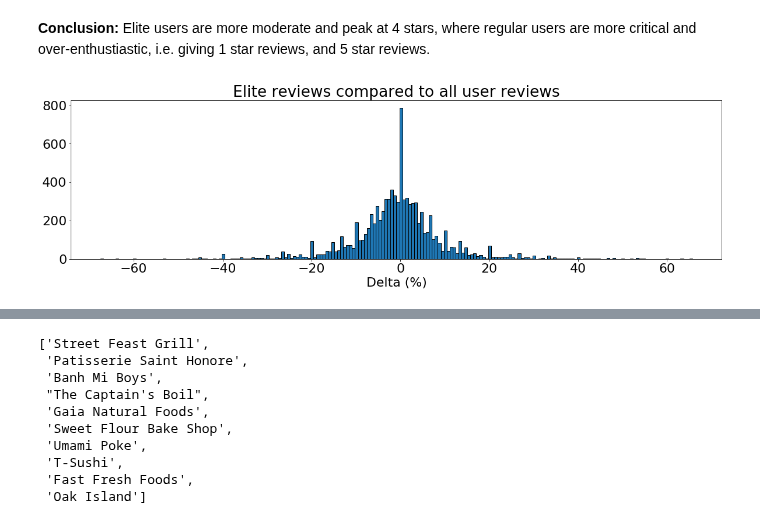
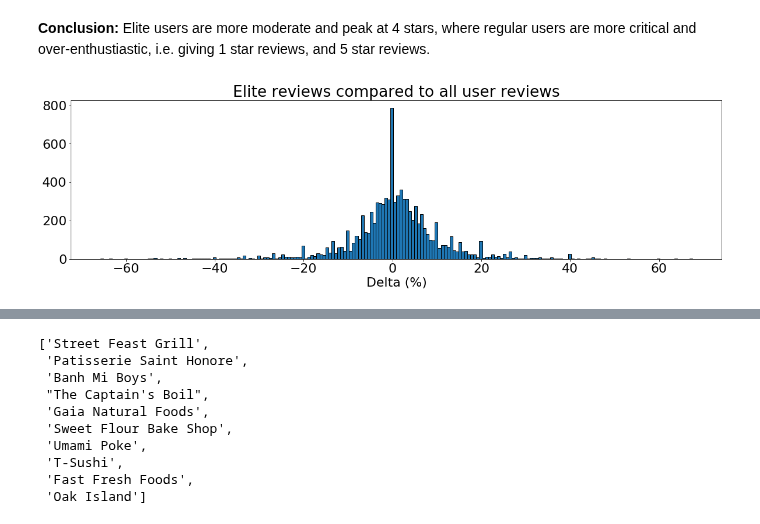
Before and after one commit to thomasnilsson/02805-social-graphs-2018, a Jupyter notebook: project1/Review Network.ipynb, the cells around one changed output, grey strips where cells are left out. Cells and saved outputs as stored; diff of their text form; code cells hidden in the pictures.

```diff
--- a/project1/Review Network.ipynb
+++ b/project1/Review Network.ipynb
@@ -329,27 +329,27 @@ all_biz_ratings_dict = {
     if all_degrees_dict[node] > 0
 }
 # %%
-# Comparison
+# Comparison REGULAR AND ELITE
 biz_ids = [b.Data for b in review_biz_nodes]
-deltas = {
-    biz_id: abs(reg_biz_ratings_dict[biz_id] - elite_biz_ratings_dict[biz_id])
+deltas_reg = {
+    biz_id: elite_biz_ratings_dict[biz_id] - reg_biz_ratings_dict[biz_id]
     for biz_id in biz_ids
     if biz_id in reg_biz_ratings_dict.keys()
     and biz_id in elite_biz_ratings_dict.keys()
 }
 # %%
-# Comparison
-deltas = {
-    biz_id: all_biz_ratings_dict[biz_id] - elite_biz_ratings_dict[biz_id]
+# Comparison ALL AND ELITE
+deltas_all = {
+    biz_id: elite_biz_ratings_dict[biz_id] - all_biz_ratings_dict[biz_id]
     for biz_id in biz_ids
     if biz_id in all_biz_ratings_dict.keys()
     and biz_id in elite_biz_ratings_dict.keys()
 }
 # %%
 plt.figure(figsize=[20,5])
-plt.hist(100 * np.array(list(deltas.values())) / 5, bins=200, edgecolor='black')
+plt.hist(100 * np.array(list(deltas_all.values())) / 5, bins=200, edgecolor='black')
 plt.xlabel('Delta (%)')
 plt.title('Elite reviews compared to all user reviews')
 plt.show()
 # %% [output]
-[figure, old version]
+[figure, new version]
```
Also changed, not shown: parts of 1 cell of this notebook, 1 other file.
